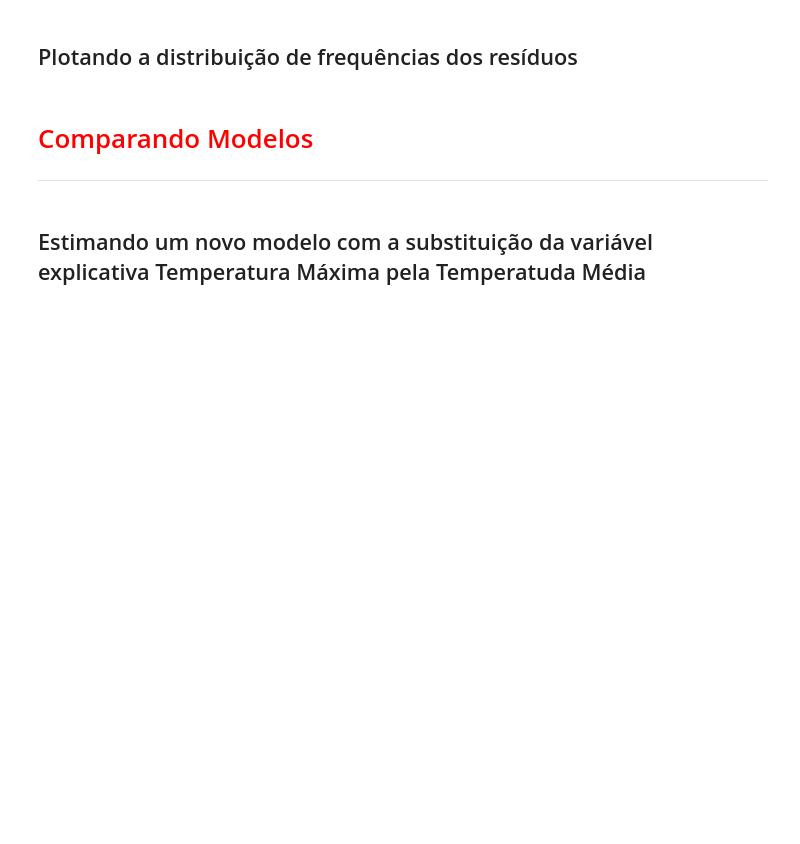
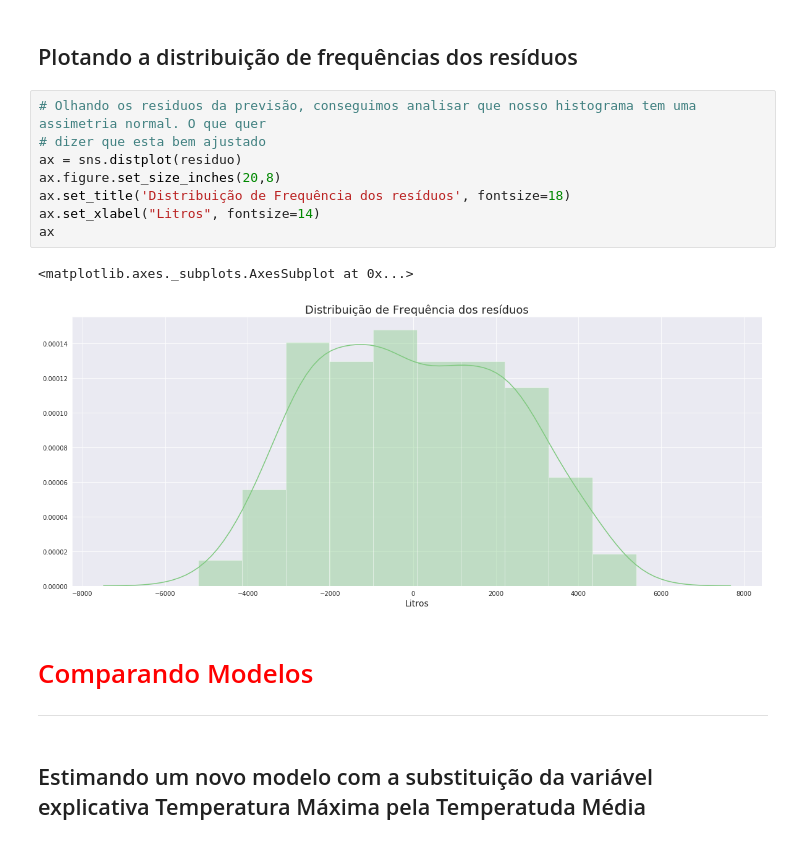
Before and after one commit to paulobressan/data-science-regressao-linear, a Jupyter notebook: Regressão Linear.ipynb, the cells around one changed output. Drawn from its saved outputs; the diff is of its cells as text; blank space fills up the shorter version.

```diff
--- a/Regressão Linear.ipynb
+++ b/Regressão Linear.ipynb
@@ -617,5 +629,16 @@ Fonte: Econometria Básica - 5ª edição - Gujarati e Porter
 # %% [markdown]
 ## Plotando a distribuição de frequências dos resíduos
+# %%
+# Olhando os residuos da previsão, conseguimos analisar que nosso histograma tem uma assimetria normal. O que quer
+# dizer que esta bem ajustado
+ax = sns.distplot(residuo)
+ax.figure.set_size_inches(20,8)
+ax.set_title('Distribuição de Frequência dos resíduos', fontsize=18)
+ax.set_xlabel("Litros", fontsize=14)
+ax
+# %% [output]
+<matplotlib.axes._subplots.AxesSubplot at 0x...>
+[figure, added]
 # %% [markdown]
 # <font color='red' style='font-size: 30px;'>Comparando Modelos</font>
 <hr style='border: 2px solid red;'>
```
Also changed, not shown: parts of 16 cells of this notebook.
